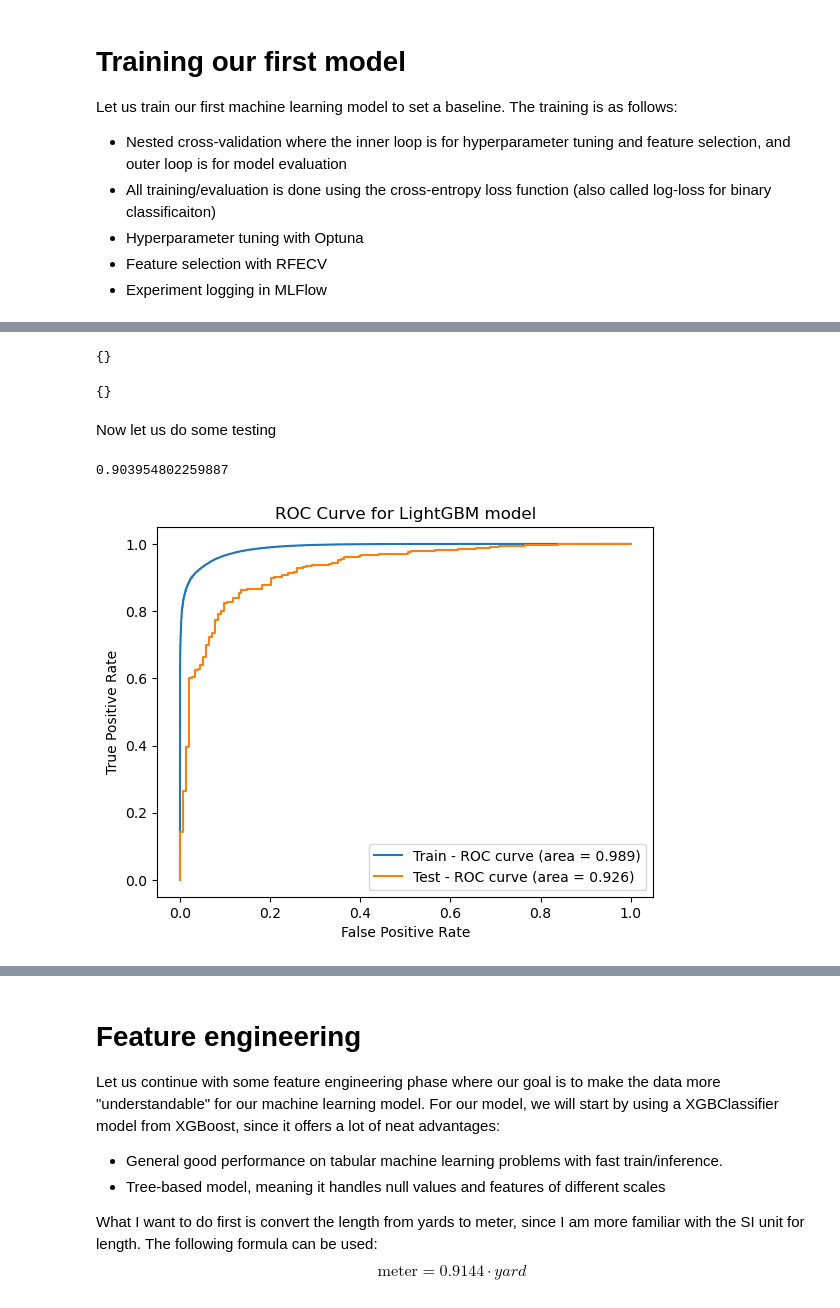
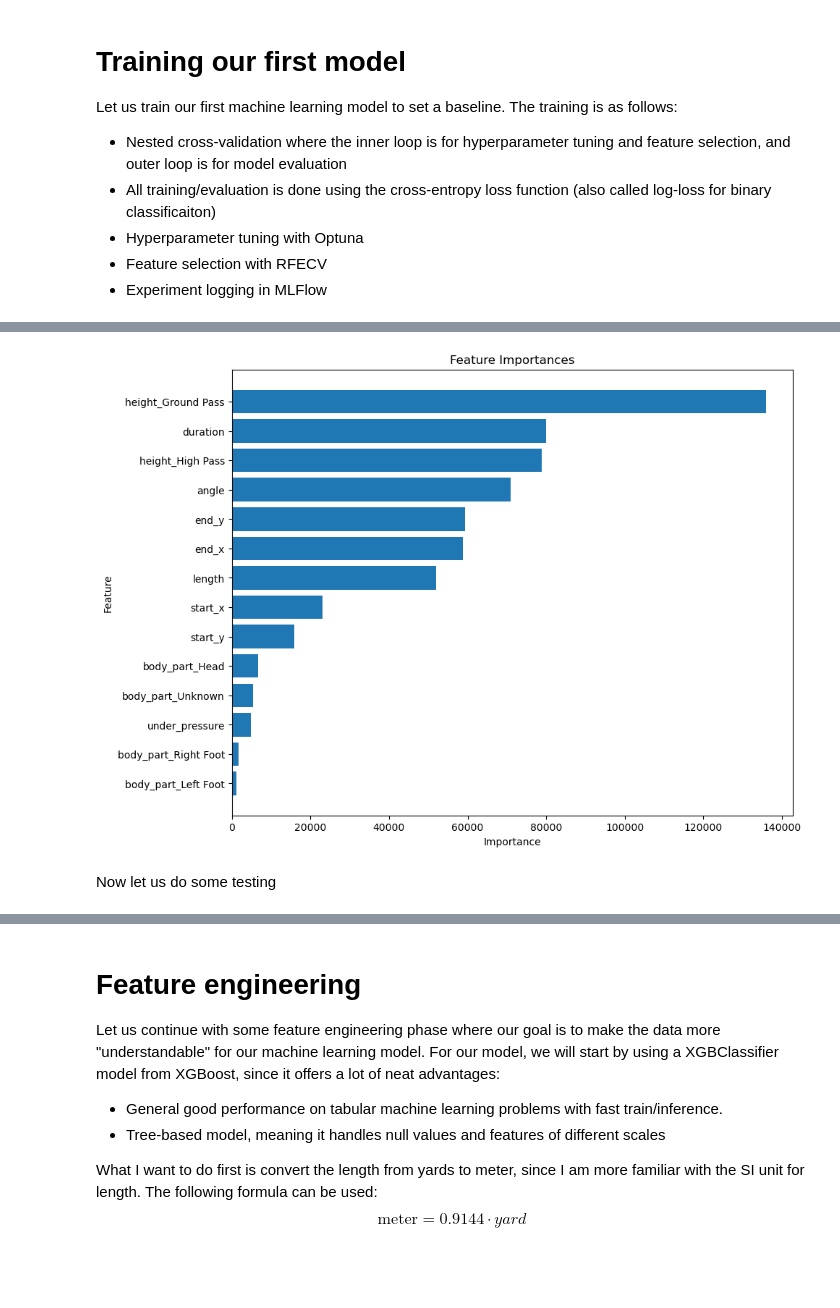
Before and after one commit to yucheng-fu/football_analytics, a Jupyter notebook: 02-analysis/02-analysis.ipynb, the cells around one changed output, grey strips where cells are left out. Drawn from its saved outputs; the diff is of its cells as text; code cells hidden in the pictures; blank space fills up the shorter version.

Commit message:
eval

```diff
--- a/02-analysis/02-analysis.ipynb
+++ b/02-analysis/02-analysis.ipynb
@@ -288,3 +197,4 @@ model_param_tuner.init_params
 # %%
 # best_params, best_features = get_best_params_and_features_from_parent_run_id("965b075a23d54168bf4cfde1fc902f76")
-best_params, best_features = get_best_params_and_features_from_parent_run_id("c2c8d4caef834f9cabdfe762d8e923d5")
+run_id = '8dcb28e3e44a4f018dd6402f7e788c07'
+best_params, best_features = get_best_params_and_features_from_parent_run_id(run_id)
@@ -291,16 +206,33 @@ best_params, best_features = get_best_params_and_features_from_parent_run_id("c2
-# %%
-model.evals_result_
-# %% [output]
-{}
 # %%
 model_trainer = ModelTrainer(model_type=model_type, best_params=best_params, best_features=best_features, run_name="baseline_training", experiment_name="Final models")
 # %%
 # trained_model = model_trainer.train(X_train=X_train, y_train=y_train)
 trained_model = get_registered_model(model_type=lightgbm_model_name, version="latest", model_registry_name="Final models_lightgbm")
-# %%
-trained_model.evals_result_
-# %% [output]
-{}
+# %%
+import pandas as pd
+
+import matplotlib.pyplot as plt
+
+# Get feature importances and corresponding feature names
+feature_importances = trained_model.booster_.feature_importance(
+    importance_type="gain"
+)
+feature_names = best_features
+
+# Create a DataFrame for plotting
+importance_df = pd.DataFrame({'Feature': feature_names, 'Importance': feature_importances})
+importance_df = importance_df.sort_values(by='Importance', ascending=False)
+
+# Plot the feature importances
+plt.figure(figsize=(10, 8))
+plt.barh(importance_df['Feature'], importance_df['Importance'])
+plt.xlabel('Importance')
+plt.ylabel('Feature')
+plt.title('Feature Importances')
+plt.gca().invert_yaxis()  # Invert y-axis to have the most important at the top
+plt.show()
+# %% [output]
+[figure, added]
 # %% [markdown]
 Now let us do some testing
 # %%
@@ -320,28 +248,0 @@ lgb_preds = trained_model.predict(X_test[best_features])
-# %%
-from sklearn.metrics import accuracy_score
-lgb_acc = accuracy_score(y_test, lgb_preds)
-print(lgb_acc)
-# %% [output]
-0.903954802259887
-# %%
-y_probs_train = lgb_model.predict_proba(X_train)[:, 1]
-y_probs_test = lgb_model.predict_proba(X_test)[:, 1]
-
-from sklearn.metrics import roc_auc_score, roc_curve
-
-auc_train = roc_auc_score(y_train, y_probs_train)
-auc_test = roc_auc_score(y_test, y_probs_test)
-
-fpr, tpr, thresholds = roc_curve(y_train, y_probs_train)
-fpr_, tpr_, thresholds_ = roc_curve(y_test, y_probs_test)
-
-plt.plot(fpr, tpr, label='Train - ROC curve (area = {:.3f})'.format(auc_train))
-plt.plot(fpr_, tpr_, label='Test - ROC curve (area = {:.3f})'.format(auc_test))
-
-plt.xlabel('False Positive Rate')
-plt.ylabel('True Positive Rate')
-plt.title('ROC Curve for LightGBM model')
-plt.legend()
-plt.show()
-# %% [output]
-[figure, removed]
```
Also changed, not shown: parts of 18 cells of this notebook, 3 other files.
